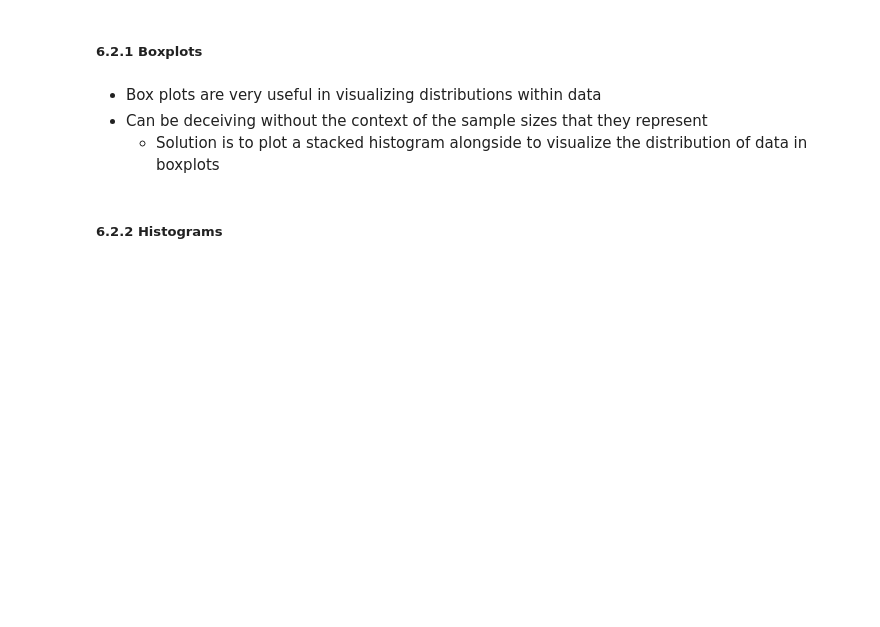
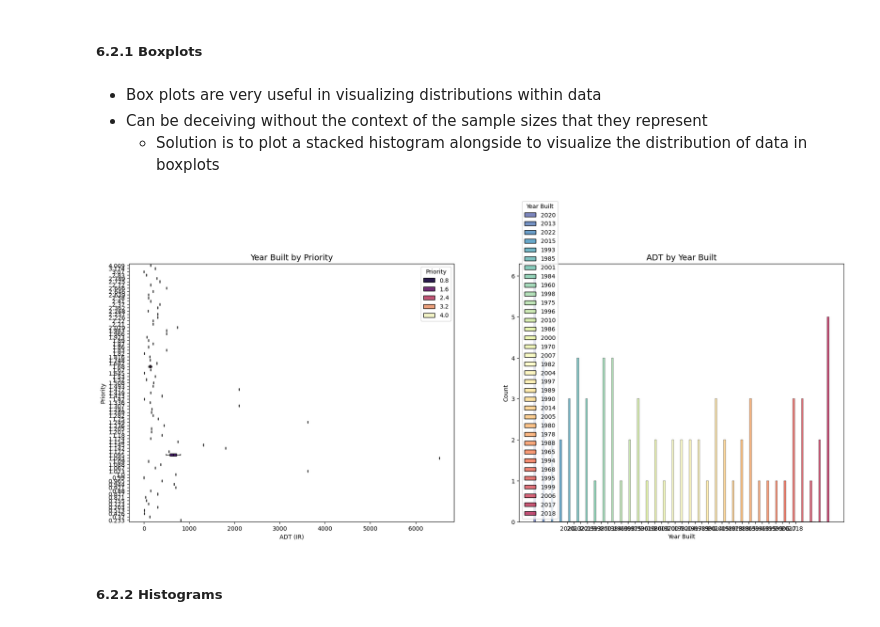
Before and after one commit to harrisbienn/data_science_notebook_templates, a Jupyter notebook: 01_exploratory_data_analysis.ipynb, the cells around one changed output. Saved outputs shown, nothing was run; the diff lists cells and outputs as text; code cells hidden in the pictures; blank space fills up the shorter version.

```diff
--- a/01_exploratory_data_analysis.ipynb
+++ b/01_exploratory_data_analysis.ipynb
@@ -956,32 +1062,36 @@ upsampled_data['target_class'].value_counts()
 # %%
 # Set figure and axes
 fig, ax = plt.subplots(1, 2, figsize = (22,8))
 
 # Create boxplot
 sns.boxplot(
-    data=df1,
-    x='X_n',
-    y='Dependant Variable',
-    hue='Dependant Variable',   # specifies the variable from the data to be used for grouping or coloring the histogram bars
+    data=bridge_gdf,
+    x='ADT (IR)',
+    y='Priority',
+    hue='Priority',   # specifies the variable from the data to be used for grouping or coloring the histogram bars
+    palette='magma',
     orient="h",                 # determines the orientation of the box plot. "h" refers to horizontal, so the box plots will be drawn horizontally.
     ax=ax[0]                    # specifies the axes object on which the histogram will be drawn. ax[1] refers to the second subplot or axes object.
 )
 ax[0].invert_yaxis()            # used to invert the y-axis. This is done to have the dependent variable values displayed in descending order on the y-axis.
-ax[0].set_title('Title', fontsize='14')
+ax[0].set_title('Year Built by Priority', fontsize='14')
 
 # Create histogram showing distribution
 sns.histplot(
-    data= df1,
-    x='Y',
-    hue='Dependant Variable',   # specifies the variable from the data to be used for grouping or coloring the histogram bars
+    data= bridge_gdf,
+    x='Year Built',
+    hue='Year Built',   # specifies the variable from the data to be used for grouping or coloring the histogram bars
     multiple='dodge',           # determines the method used to handle overlapping bars.'dodge' means the bars are positioned side by side for different values of 'Dependant Variable'
-    shrink=2,                   # It controls the width of the bars. A higher value like 2 will make the bars narrower, while a lower value would make them wider.
+    palette='Spectral_r',
+    shrink=10,                   # It controls the width of the bars. A higher value like 2 will make the bars narrower, while a lower value would make them wider.
     ax=ax[1]                    # specifies the axes object on which the histogram will be drawn. ax[1] refers to the second subplot or axes object.
 )
-ax[1].set_title('Title', fontsize='14')
+ax[1].set_title('ADT by Year Built', fontsize='14')
 
 # Display the plots
 plt.show()
+# %% [output]
+[figure, added]
 # %% [markdown]
 ##### 6.2.2 Histograms
 # %% [markdown]
```
Also changed, not shown: parts of 34 cells of this notebook.
